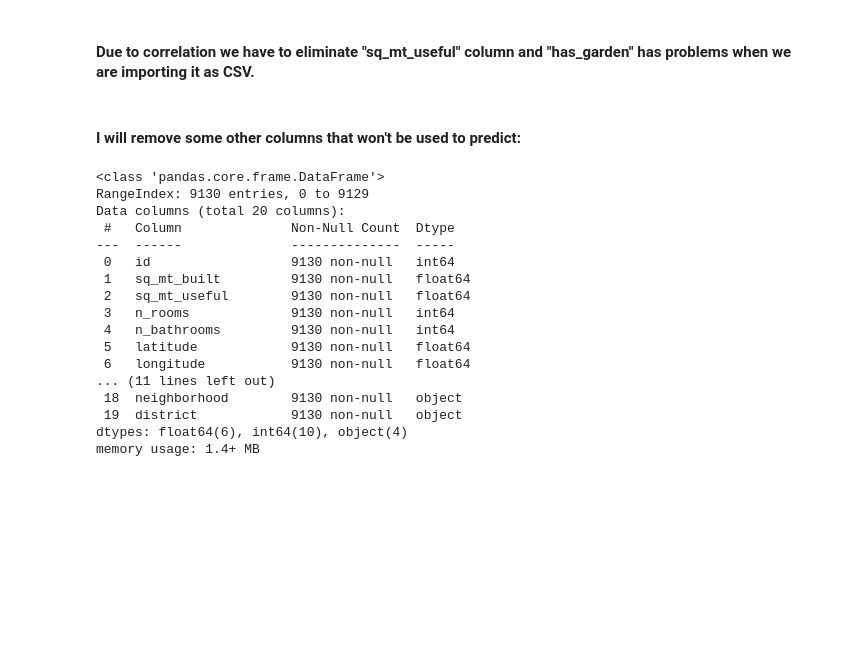
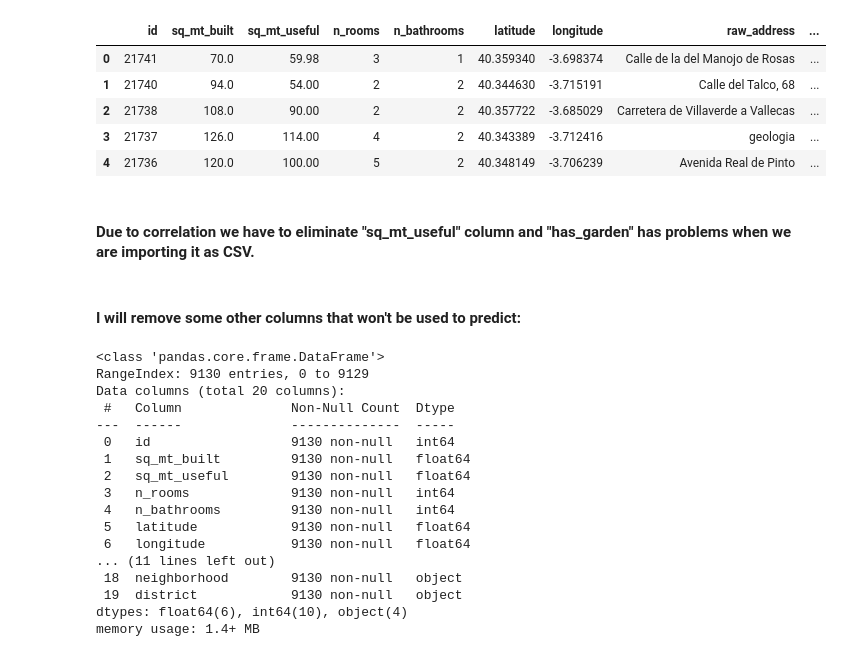
Before and after one commit to ccastroblua/tu_pisito, a Jupyter notebook: notebooks/predictive-model.ipynb, the cells around one changed output. Saved outputs shown, nothing was run; the diff lists cells and outputs as text; code cells hidden in the pictures; blank space fills up the shorter version.

```diff
--- a/notebooks/predictive-model.ipynb
+++ b/notebooks/predictive-model.ipynb
@@ -26,6 +26,15 @@ Checking whether there is an H2O instance running at http://localhost:54321 . co
 | Python_version: | 3.8.5 final |
 # %%
 madrid = pd.read_csv("../data/clean-madrid-v2.csv")
+# %%
+madrid.head()
+# %% [output]
+|  | id | sq_mt_built | sq_mt_useful | n_rooms | n_bathrooms | latitude | longitude | raw_address | ... |
+| 0 | 21741 | 70.0 | 59.98 | 3 | 1 | 40.359340 | -3.698374 | Calle de la del Manojo de Rosas | ... |
+| 1 | 21740 | 94.0 | 54.00 | 2 | 2 | 40.344630 | -3.715191 | Calle del Talco, 68 | ... |
+| 2 | 21738 | 108.0 | 90.00 | 2 | 2 | 40.357722 | -3.685029 | Carretera de Villaverde a Vallecas | ... |
+| 3 | 21737 | 126.0 | 114.00 | 4 | 2 | 40.343389 | -3.712416 | geologia | ... |
+| 4 | 21736 | 120.0 | 100.00 | 5 | 2 | 40.348149 | -3.706239 | Avenida Real de Pinto | ... |
 # %% [markdown]
 #### Due to correlation we have to eliminate "sq_mt_useful" column and "has_garden" has problems when we are importing it as CSV.
 # %% [markdown]
```
Also changed, not shown: parts of 2 cells of this notebook, 9 other files.
